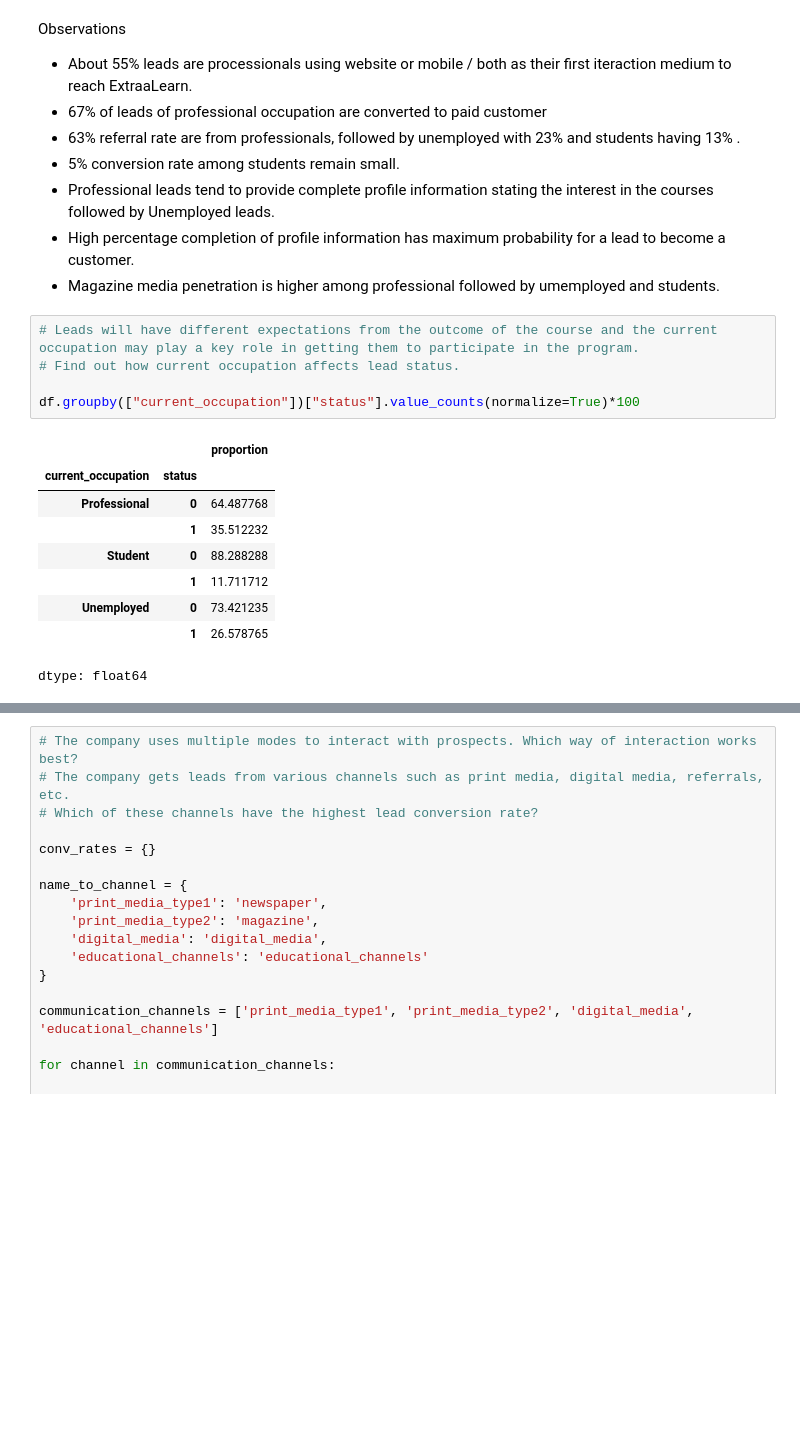
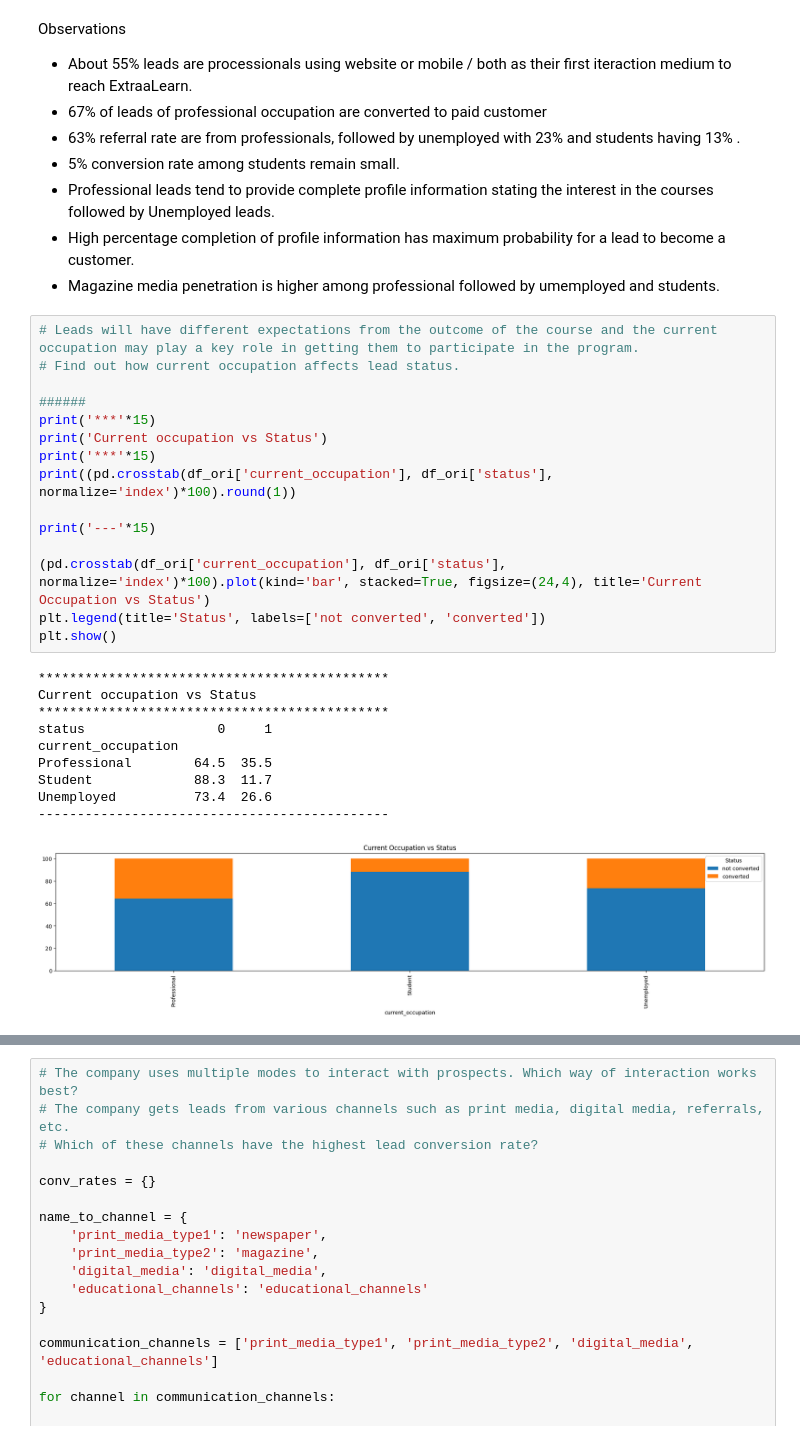
Before and after one commit to emailtosanj/ADSP_LAIEDM, a Jupyter notebook: adsp_laiedm/elective_projects/potential_customers_prediction/Learner_Notebook_Full_Code_Version_Potential_Customers_Prediction_v3.ipynb, the cells around one changed output, grey strips where cells are left out. Saved outputs shown, nothing was run; the diff lists cells and outputs as text; blank space fills up the shorter version.

```diff
--- a/adsp_laiedm/elective_projects/potential_customers_prediction/Learner_Notebook_Full_Code_Version_Potential_Customers_Prediction_v3.ipynb
+++ b/adsp_laiedm/elective_projects/potential_customers_prediction/Learner_Notebook_Full_Code_Version_Potential_Customers_Prediction_v3.ipynb
@@ -598,18 +601,29 @@ Observations
 # %%
 # Leads will have different expectations from the outcome of the course and the current occupation may play a key role in getting them to participate in the program.
 # Find out how current occupation affects lead status.
 
-df.groupby(["current_occupation"])["status"].value_counts(normalize=True)*100
+######
+print('***'*15)
+print('Current occupation vs Status')
+print('***'*15)
+print((pd.crosstab(df_ori['current_occupation'], df_ori['status'], normalize='index')*100).round(1))
+
+print('---'*15)
+
+(pd.crosstab(df_ori['current_occupation'], df_ori['status'], normalize='index')*100).plot(kind='bar', stacked=True, figsize=(24,4), title='Current Occupation vs Status')
+plt.legend(title='Status', labels=['not converted', 'converted'])
+plt.show()
 # %% [output]
-|  |  | proportion |
-| current_occupation | status |  |
-| Professional | 0 | 64.487768 |
-|  | 1 | 35.512232 |
-| Student | 0 | 88.288288 |
-|  | 1 | 11.711712 |
-| Unemployed | 0 | 73.421235 |
-|  | 1 | 26.578765 |
-dtype: float64
+*********************************************
+Current occupation vs Status
+*********************************************
+status                 0     1
+current_occupation
+Professional        64.5  35.5
+Student             88.3  11.7
+Unemployed          73.4  26.6
+---------------------------------------------
+[figure, added]
 # %%
 # The company's first impression on the customer must have an impact. Do the first channels of interaction have an impact on the lead status?
 #Lead Status by First Interaction Channel
```
Also changed, not shown: parts of 9 cells of this notebook.
